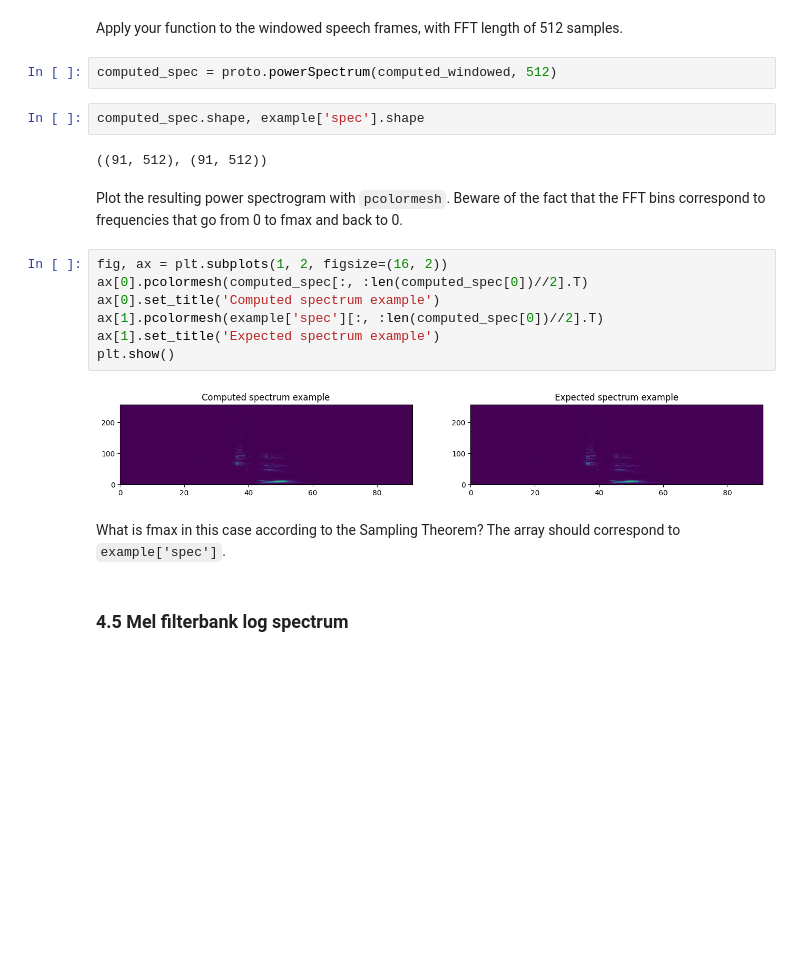
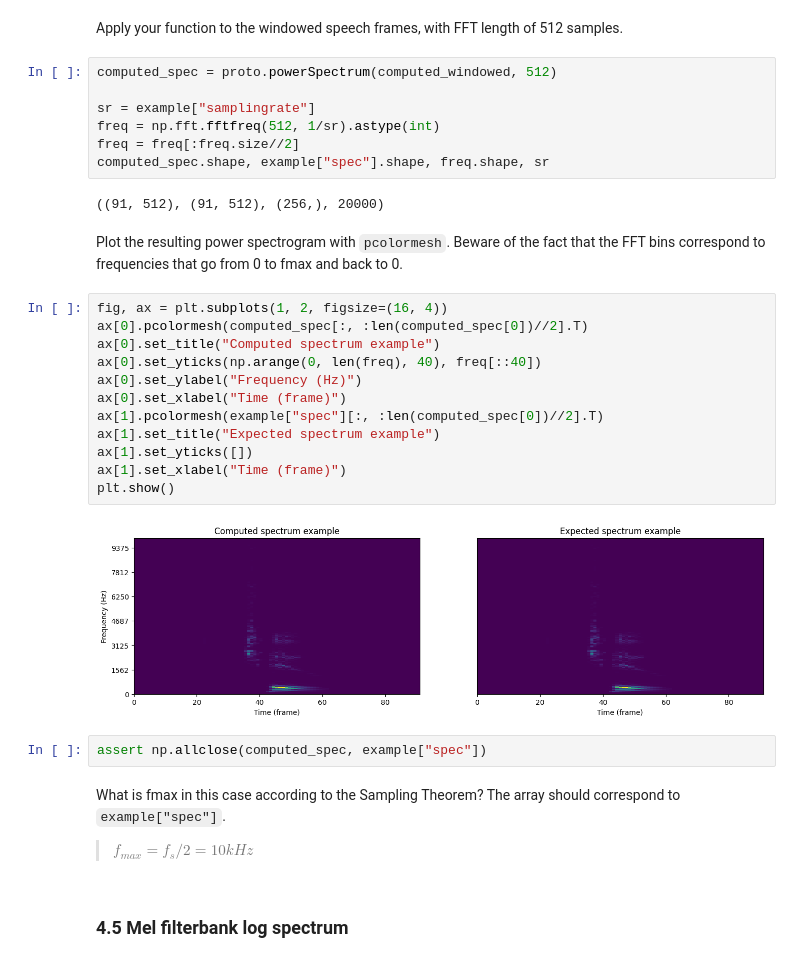
Before and after one commit to celdot/Speech_Speaker_Recognition, a Jupyter notebook: Assignements/lab1/lab1.ipynb, the cells around one changed output. Saved outputs shown, nothing was run; the diff lists cells and outputs as text; blank space fills up the shorter version.

```diff
--- a/Assignements/lab1/lab1.ipynb
+++ b/Assignements/lab1/lab1.ipynb
@@ -147,25 +162,38 @@ plt.show()
 Implement the `powerSpectrum` function in `lab1_proto.py`. To do this, compute the Fast Fourier Transform (FFT) of the input from `scipy.fftpack` and then the squared modulus of the result.
 # %% [markdown]
  Apply your function to the windowed speech frames, with FFT length of 512 samples.
-# %%
-computed_spec = proto.powerSpectrum(computed_windowed, 512)
-# %%
-computed_spec.shape, example['spec'].shape
-# %% [output]
-((91, 512), (91, 512))
+# %%
+computed_spec = proto.powerSpectrum(computed_windowed, 512)
+
+sr = example["samplingrate"]
+freq = np.fft.fftfreq(512, 1/sr).astype(int)
+freq = freq[:freq.size//2]
+computed_spec.shape, example["spec"].shape, freq.shape, sr
+# %% [output]
+((91, 512), (91, 512), (256,), 20000)
 # %% [markdown]
 Plot the resulting power spectrogram with `pcolormesh`. Beware of the fact that the FFT bins correspond to frequencies that go from 0 to fmax and back to 0.
 # %%
-fig, ax = plt.subplots(1, 2, figsize=(16, 2))
+fig, ax = plt.subplots(1, 2, figsize=(16, 4))
 ax[0].pcolormesh(computed_spec[:, :len(computed_spec[0])//2].T)
-ax[0].set_title('Computed spectrum example')
-ax[1].pcolormesh(example['spec'][:, :len(computed_spec[0])//2].T)
-ax[1].set_title('Expected spectrum example')
+ax[0].set_title("Computed spectrum example")
+ax[0].set_yticks(np.arange(0, len(freq), 40), freq[::40])
+ax[0].set_ylabel("Frequency (Hz)")
+ax[0].set_xlabel("Time (frame)")
+ax[1].pcolormesh(example["spec"][:, :len(computed_spec[0])//2].T)
+ax[1].set_title("Expected spectrum example")
+ax[1].set_yticks([])
+ax[1].set_xlabel("Time (frame)")
 plt.show()
 # %% [output]
-[figure, old version]
+[figure, new version]
+# %%
+assert np.allclose(computed_spec, example["spec"])
 # %% [markdown]
-What is fmax in this case according to the Sampling Theorem? The array should correspond to `example['spec']`.
+What is fmax in this case according to the Sampling Theorem? The array should correspond to `example["spec"]`.
+
+
+> $f_{max} = f_s / 2 = 10 kHz$
 # %% [markdown]
 ### 4.5 Mel filterbank log spectrum
 # %% [markdown]
```
Also changed, not shown: parts of 68 cells of this notebook, 1 other file.
